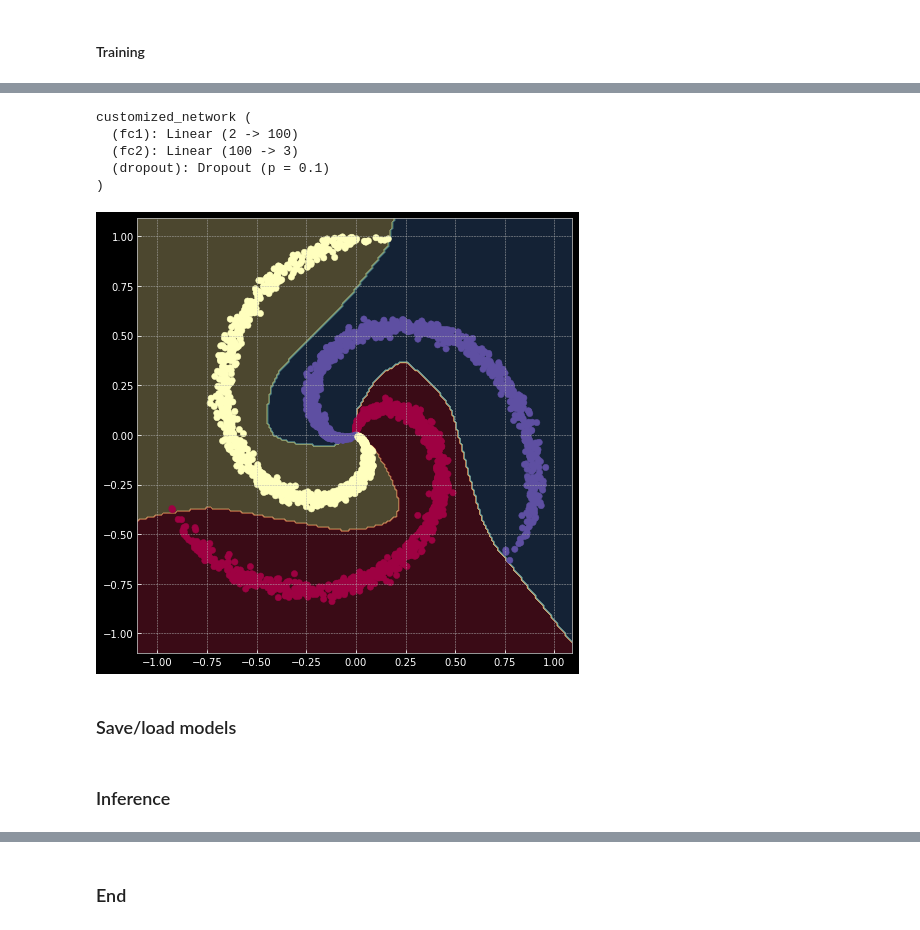
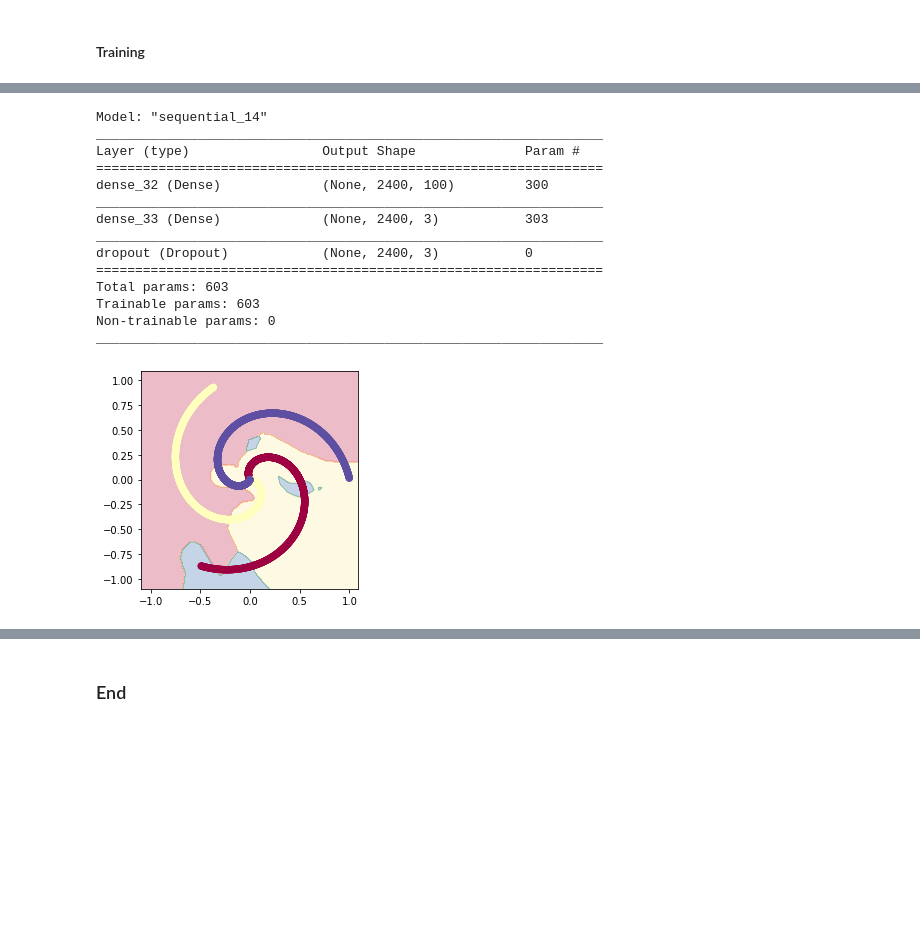
Before and after one commit to tunghoangt/DeepNeuralNet, a Jupyter notebook: HW1/Pytorch and Tensorflow/lesson1_Tensorflow.ipynb, the cells around one changed output, grey strips where cells are left out. Saved outputs shown, nothing was run; the diff lists cells and outputs as text; code cells hidden in the pictures; blank space fills up the shorter version.

```diff
--- a/HW1/Pytorch and Tensorflow/lesson1_Tensorflow.ipynb
+++ b/HW1/Pytorch and Tensorflow/lesson1_Tensorflow.ipynb
@@ -476,0 +235,9 @@ test_loader = torch.utils.data.DataLoader(test_data, batch_size=batch_size)
+# %%
+training = random.sample(range(X.shape[0]), int(X.shape[0] * split_ratio))
+testing = [i for i in range(X.shape[0]) if not i in training]
+X_train = tf.convert_to_tensor(X.numpy()[training,:])
+X_test = tf.convert_to_tensor(X.numpy()[testing,:])
+y_train = tf.convert_to_tensor(y.numpy()[training])
+y_test = tf.convert_to_tensor(y.numpy()[testing])
+
+X_train.shape, y_train.shape
@@ -665,10 +253,0 @@ def proper_train(model, criterion, optimizer, train_loader, test_loader,
-# %%
-# Create model
-model = customized_network(D_in=D, H=H, D_out=C)
-criterion = torch.nn.CrossEntropyLoss()
-optimizer = torch.optim.Adam(model.parameters(), lr=learning_rate, weight_decay=lambda_l2) # built-in L2
-
-# Train
-model = proper_train(model, criterion, optimizer, train_loader, test_loader,
-                num_epochs, batch_size, log_every, learning_rate, lambda_l2,
-                dropout_p, decay_rate, max_grad_norm)
@@ -686,0 +254,17 @@ TIME REMAINING: 0m 0s
+# %%
+def customized_network(D_in, H, D_out):
+  model = keras.Sequential([
+    layers.Dense(H, activation='relu', input_shape=D_in),
+    layers.Dense(D_out,activation='softmax'),
+    layers.Dropout(dropout_p),
+  ])
+
+  optimizer = tf.keras.optimizers.Adam(learning_rate=learning_rate)
+
+  model.compile(loss='binary_crossentropy',
+                optimizer=optimizer)
+
+  return model
+# %%
+model_3 = customized_network(X_train.shape, H, C)
+model_3.fit(X_train,y_train, epochs = 100)
@@ -687,13 +290,22 @@ TIME REMAINING: 0m 0s
+# %%
+model_3.summary()
+# %% [output]
+Model: "sequential_14"
+_________________________________________________________________
+Layer (type)                 Output Shape              Param #
+=================================================================
+dense_32 (Dense)             (None, 2400, 100)         300
+_________________________________________________________________
+dense_33 (Dense)             (None, 2400, 3)           303
+_________________________________________________________________
+dropout (Dropout)            (None, 2400, 3)           0
+=================================================================
+Total params: 603
+Trainable params: 603
+Non-trainable params: 0
+_________________________________________________________________
 # %%
 # Plot trained model
-print(model)
-plot_model(X, y, model)
+plot_model(X, y, model_3)
 # %% [output]
-customized_network (
-  (fc1): Linear (2 -> 100)
-  (fc2): Linear (100 -> 3)
-  (dropout): Dropout (p = 0.1)
-)
-[figure, old version]
+[figure, new version]
-# %% [markdown]
-### Save/load models
@@ -706,2 +311,0 @@ model = torch.load(os.path.join("model.pt"))
-# %% [markdown]
-### Inference
```
Also changed, not shown: parts of 77 cells of this notebook.
